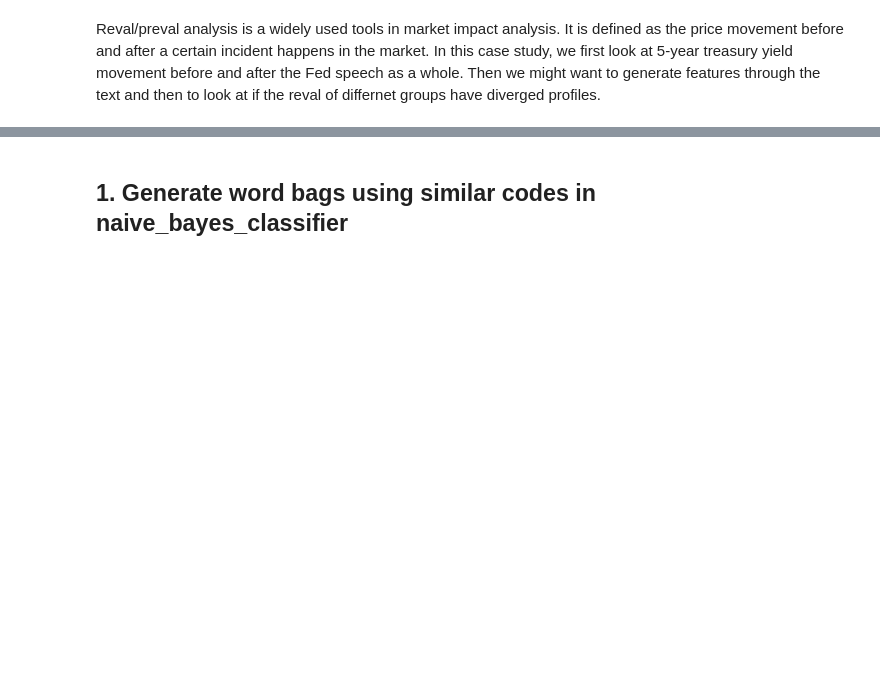
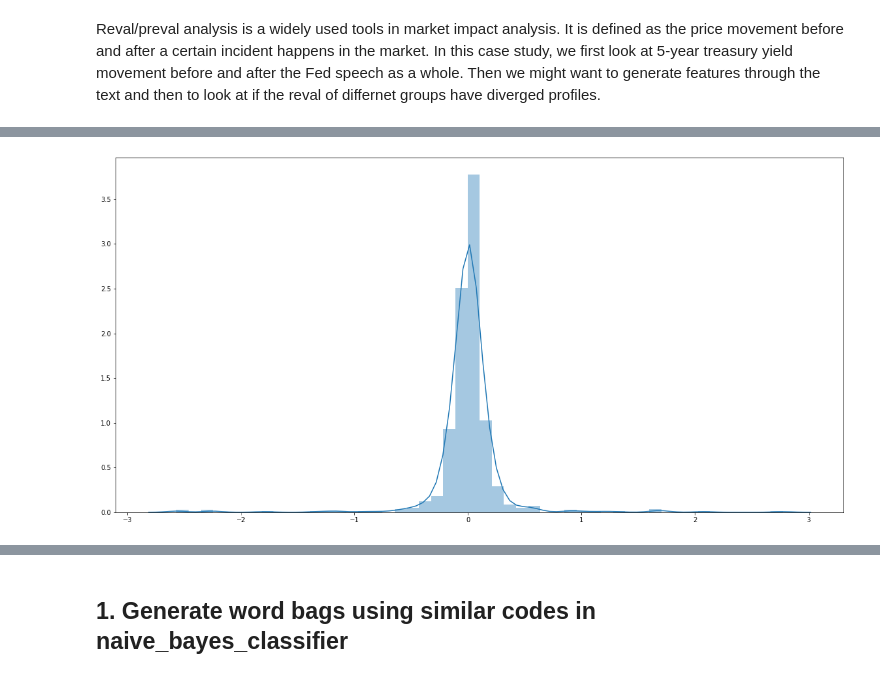
Before and after one commit to hhy845914111/NLP-Project, a Jupyter notebook: data_crawler_fed_speech.ipynb, the cells around one changed output, grey strips where cells are left out. Drawn from its saved outputs; the diff is of its cells as text; code cells hidden in the pictures; blank space fills up the shorter version.

```diff
--- a/data_crawler_fed_speech.ipynb
+++ b/data_crawler_fed_speech.ipynb
@@ -44,0 +73,4 @@ plt.plot(tt.T);
+# %%
+sb.distplot(tt[:, 14]);
+# %% [output]
+[figure, added]
```
Also changed, not shown: parts of 51 cells of this notebook, 7 other files.
